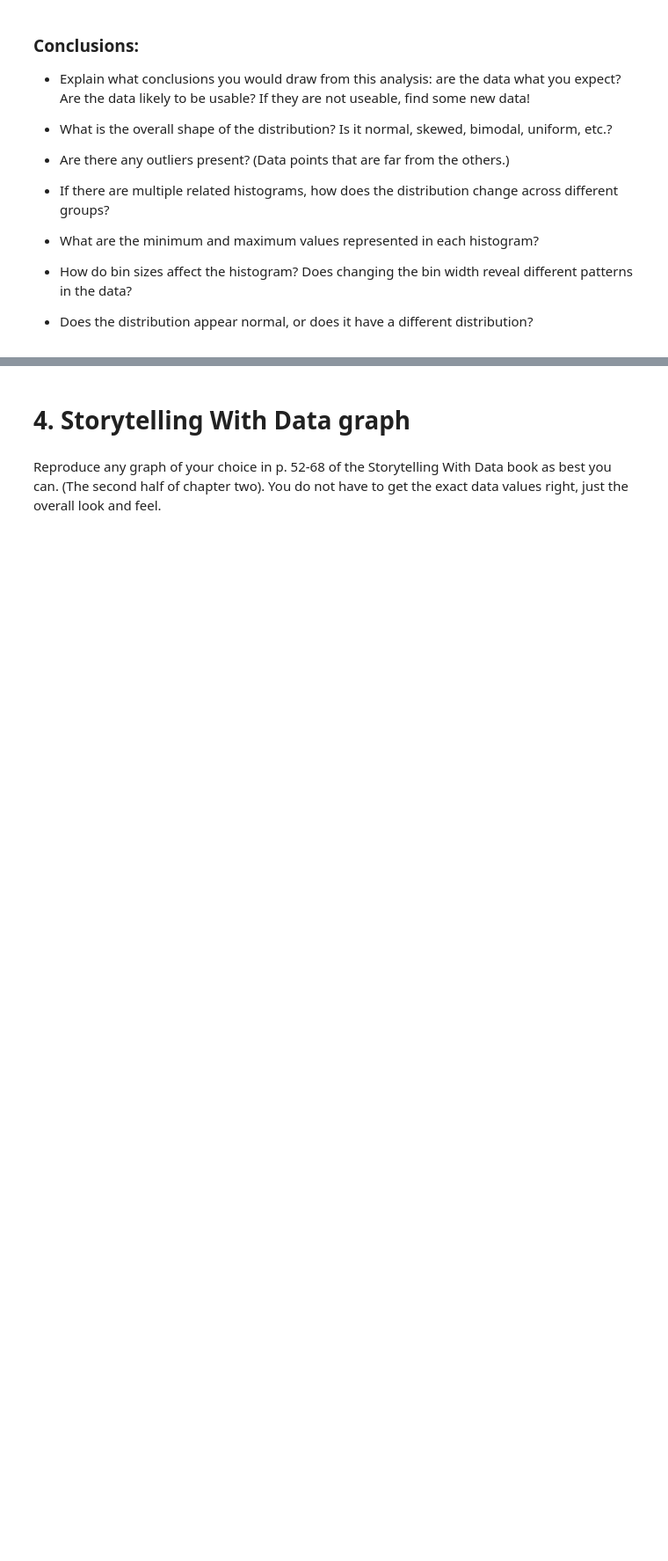
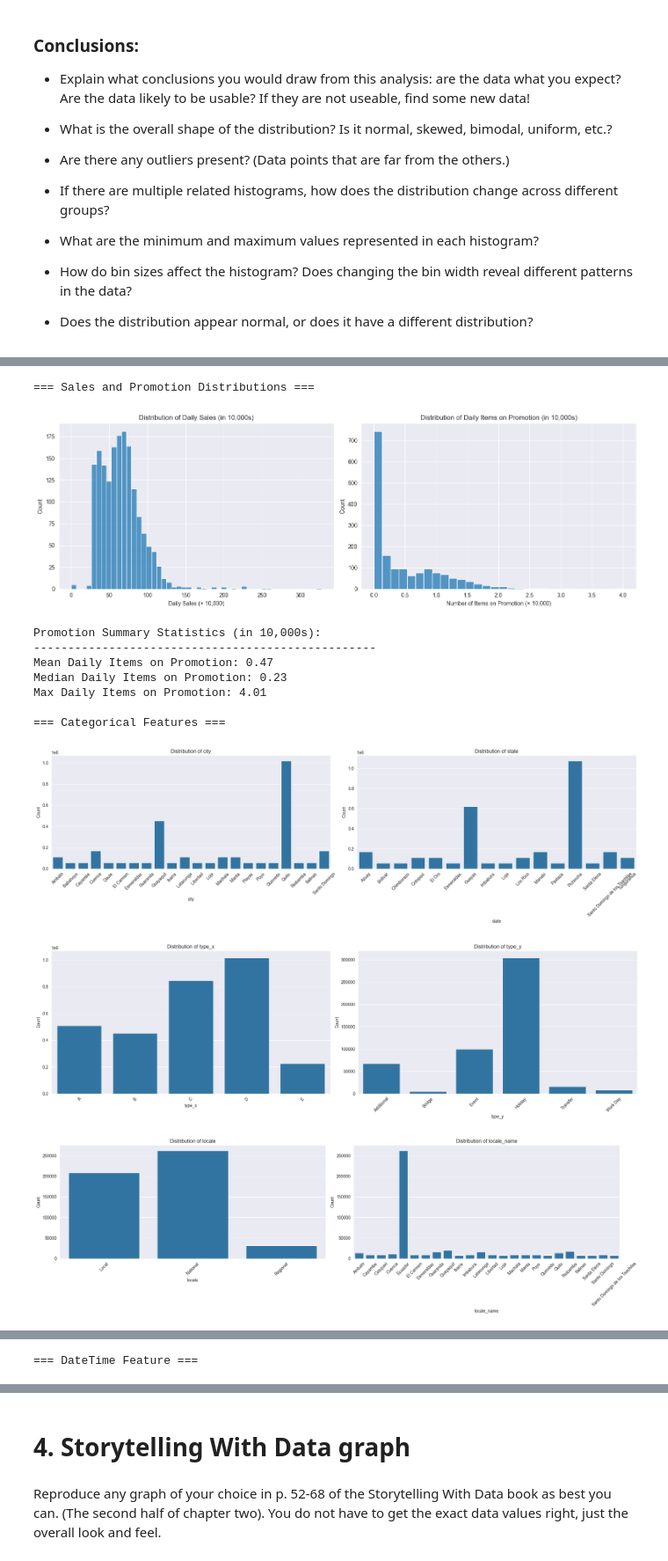
Before and after one commit to dhalderBU/BU_homework-week4, a Jupyter notebook: OMDS-MODB2-Week4-Halder-Deb.ipynb, the cells around one changed output, grey strips where cells are left out. Shown at 88% size. Cells and saved outputs as stored; diff of their text form; code cells hidden in the pictures; blank space fills up the shorter version.

```diff
--- a/OMDS-MODB2-Week4-Halder-Deb.ipynb
+++ b/OMDS-MODB2-Week4-Halder-Deb.ipynb
@@ -277,0 +442,15 @@ sales_with_markdown_df
+# %%
+create_histograms_dataset(final_df)
+# %% [output]
+=== Sales and Promotion Distributions ===
+[figure, added]
+Promotion Summary Statistics (in 10,000s):
+--------------------------------------------------
+Mean Daily Items on Promotion: 0.47
+Median Daily Items on Promotion: 0.23
+Max Daily Items on Promotion: 4.01
+
+=== Categorical Features ===
+[figure, added]
+[figure, added]
+[figure, added]
@@ -277,0 +458 @@ sales_with_markdown_df
+=== DateTime Feature ===
```
Also changed, not shown: parts of 18 cells of this notebook, 2 other files.
